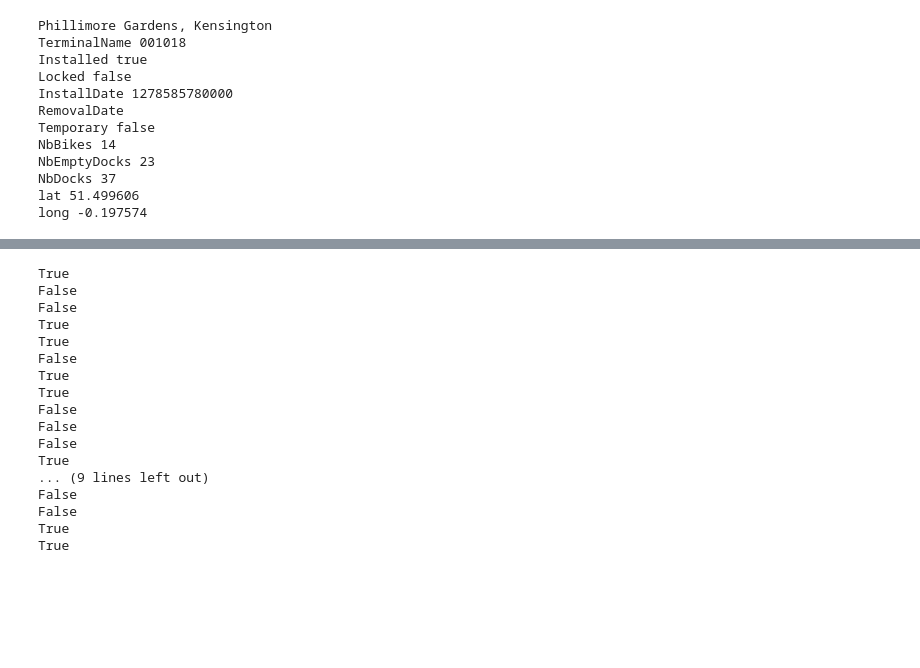
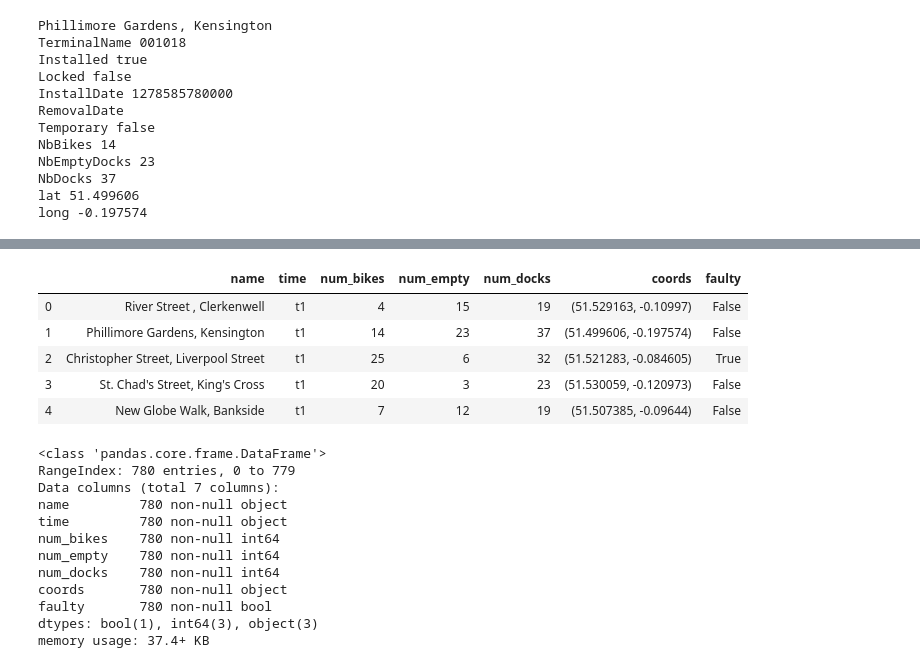
Before and after one commit to MHannan94/mod3_project, a Jupyter notebook: joe.ipynb, the cells around one changed output, grey strips where cells are left out. Saved outputs shown, nothing was run; the diff lists cells and outputs as text; code cells hidden in the pictures; blank space fills up the shorter version.

```diff
--- a/joe.ipynb
+++ b/joe.ipynb
@@ -128,27 +45,0 @@ lst = [(53.1992, 0.0153), (53.1952, 0.0170), (53.1972, 0.0173), (53.1999, 0.0156
-# %%
-for n in range(len(lst)):
-    lat_n = lst[n][0]
-    lon_n = lst[n][1]
-    for i in range(len(lst)):
-        lat_i = lst[i][0]
-        lon_i = lst[i][1]
-        bol = ((lat_n-lat_i)**2 + (lon_n - lon_i)**2 < 0.000005)
-        print(bol)
-# %% [output]
-True
-False
-False
-True
-True
-False
-True
-True
-False
-False
-False
-True
-... (9 lines left out)
-False
-False
-True
-True
@@ -154,0 +48,52 @@ True
+# %%
+#cols = ['name', 'num_bikes', 'num_empty', 'num_docks', 'lat', 'lon']
+bikes_list = []
+for i in range(len(bikes)):
+    name = bikes[i]['commonName']
+    time = 't1'
+    num_bikes = int(bikes[i]['additionalProperties'][-3]['value'])
+    num_empty = int(bikes[i]['additionalProperties'][-2]['value'])
+    num_docks = int(bikes[i]['additionalProperties'][-1]['value'])
+    lat = bikes[i]['lat']
+    lon = bikes[i]['lon']
+    faulty = True if num_docks - num_empty - num_bikes > 0 else False
+
+#     geo_test = requests.get(f"http://www.datasciencetoolkit.org/coordinates2statistics/{lat}%2c{lon}", params = {'statistics': 'population_density,elevation'}).json()
+#     elevation = geo_test[0]['statistics']['elevation']['value']
+#     pop_dens = geo_test[0]['statistics']['population_density']['value']
+
+    bike_dict = {'name': name,
+                 'time': time,
+                 'num_bikes': num_bikes,
+                 'num_empty': num_empty,
+                 'num_docks': num_docks,
+                 'coords': (lat,lon),
+                 'faulty': faulty}
+
+    bikes_list.append(bike_dict)
+# %%
+bikes_df = pd.DataFrame(bikes_list)
+# %%
+bikes_df.head()
+# %% [output]
+|  | name | time | num_bikes | num_empty | num_docks | coords | faulty |
+| 0 | River Street , Clerkenwell | t1 | 4 | 15 | 19 | (51.529163, -0.10997) | False |
+| 1 | Phillimore Gardens, Kensington | t1 | 14 | 23 | 37 | (51.499606, -0.197574) | False |
+| 2 | Christopher Street, Liverpool Street | t1 | 25 | 6 | 32 | (51.521283, -0.084605) | True |
+| 3 | St. Chad's Street, King's Cross | t1 | 20 | 3 | 23 | (51.530059, -0.120973) | False |
+| 4 | New Globe Walk, Bankside | t1 | 7 | 12 | 19 | (51.507385, -0.09644) | False |
+# %%
+bikes_df.info()
+# %% [output]
+<class 'pandas.core.frame.DataFrame'>
+RangeIndex: 780 entries, 0 to 779
+Data columns (total 7 columns):
+name         780 non-null object
+time         780 non-null object
+num_bikes    780 non-null int64
+num_empty    780 non-null int64
+num_docks    780 non-null int64
+coords       780 non-null object
+faulty       780 non-null bool
+dtypes: bool(1), int64(3), object(3)
+memory usage: 37.4+ KB
```
Also changed, not shown: parts of 46 cells of this notebook, 1 other file.
